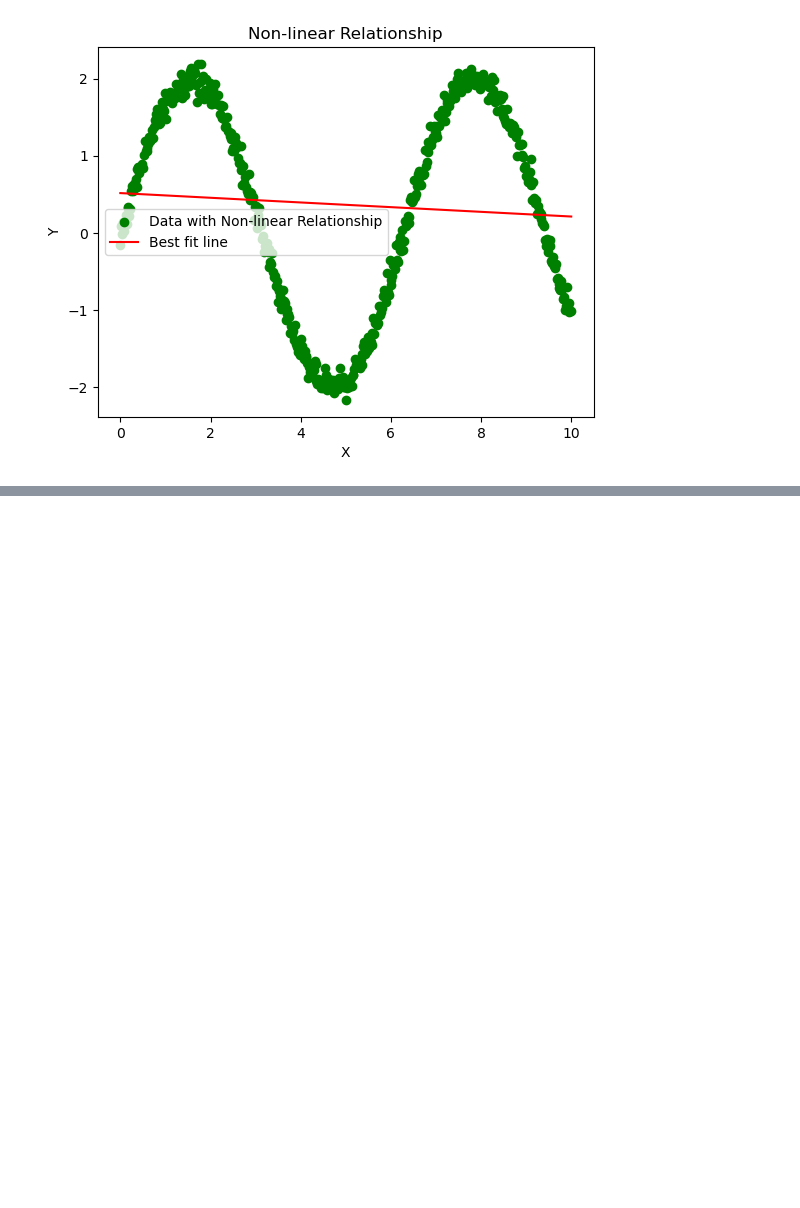
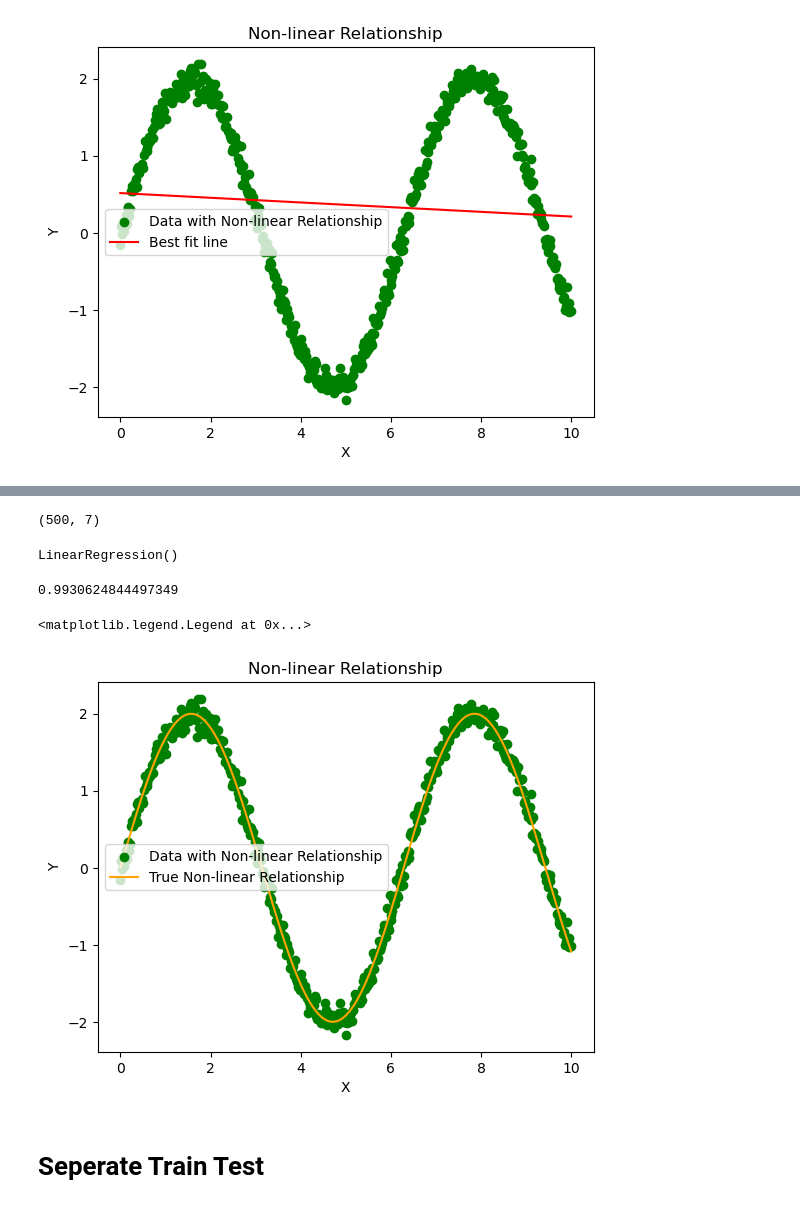
Before and after one commit to tanvirulislam149/ML_tutorial, a Jupyter notebook: Polynomial_Regression.ipynb, the cells around one changed output, grey strips where cells are left out. Drawn from its saved outputs; the diff is of its cells as text; code cells hidden in the pictures; blank space fills up the shorter version.

Commit message:
Polynomial regression

```diff
--- a/Polynomial_Regression.ipynb
+++ b/Polynomial_Regression.ipynb
@@ -110,0 +113,30 @@ plt.legend()
+# %%
+from sklearn.preprocessing import PolynomialFeatures
+poly = PolynomialFeatures(degree=6) # polynomial regression with degree 2
+X_poly = poly.fit_transform(x_nonlinear)
+# %%
+X_poly.shape  # makes 7 column for degree 6
+# %% [output]
+(500, 7)
+# %%
+reg_poly = LinearRegression()
+# %%
+reg_poly.fit(X_poly, y_nonlinear)
+# %% [output]
+LinearRegression()
+# %%
+reg_poly.score(X_poly, y_nonlinear)
+# %% [output]
+0.9930624844497349
+# %%
+plt.scatter(x_nonlinear, y_nonlinear, color='green', label='Data with Non-linear Relationship')
+plt.plot(x_nonlinear, 2 * np.sin(x_nonlinear), color='orange', label='True Non-linear Relationship')
+plt.xlabel('X')
+plt.ylabel('Y')
+plt.title('Non-linear Relationship')
+plt.legend()
+# %% [output]
+<matplotlib.legend.Legend at 0x...>
+[figure, added]
+# %% [markdown]
+# Seperate Train Test
```
Also changed, not shown: parts of 2 cells of this notebook.
